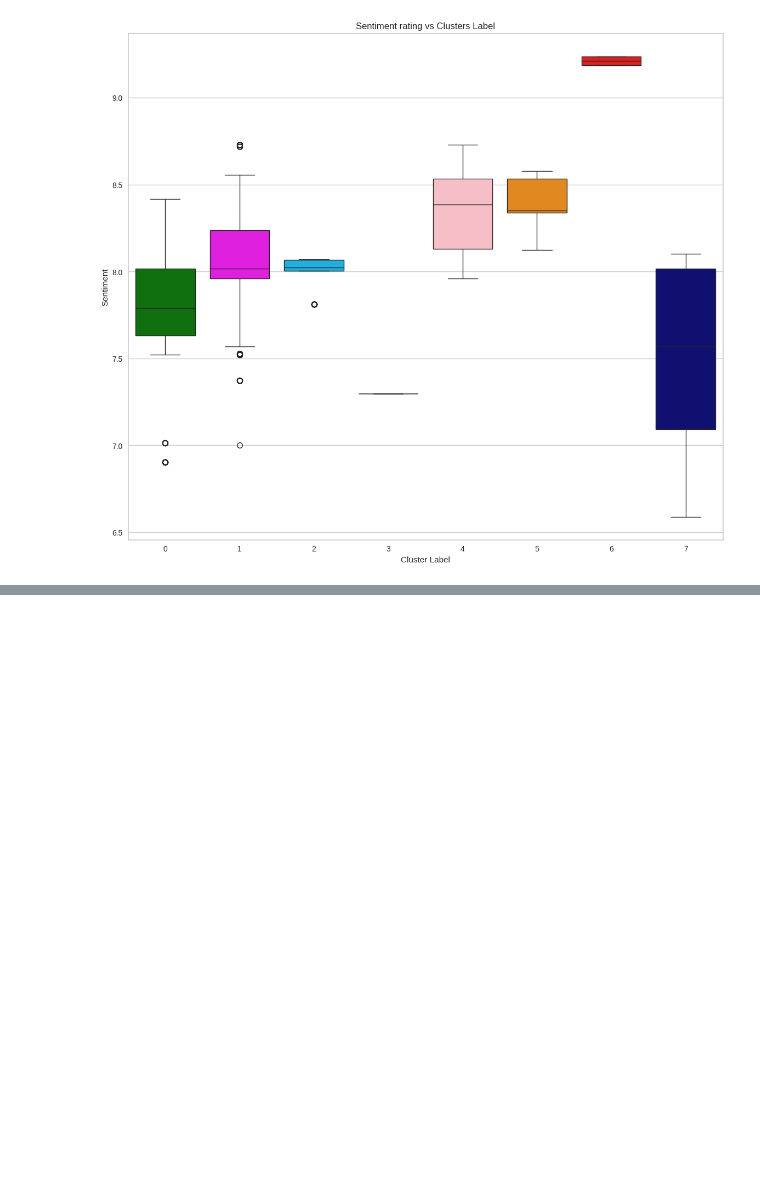
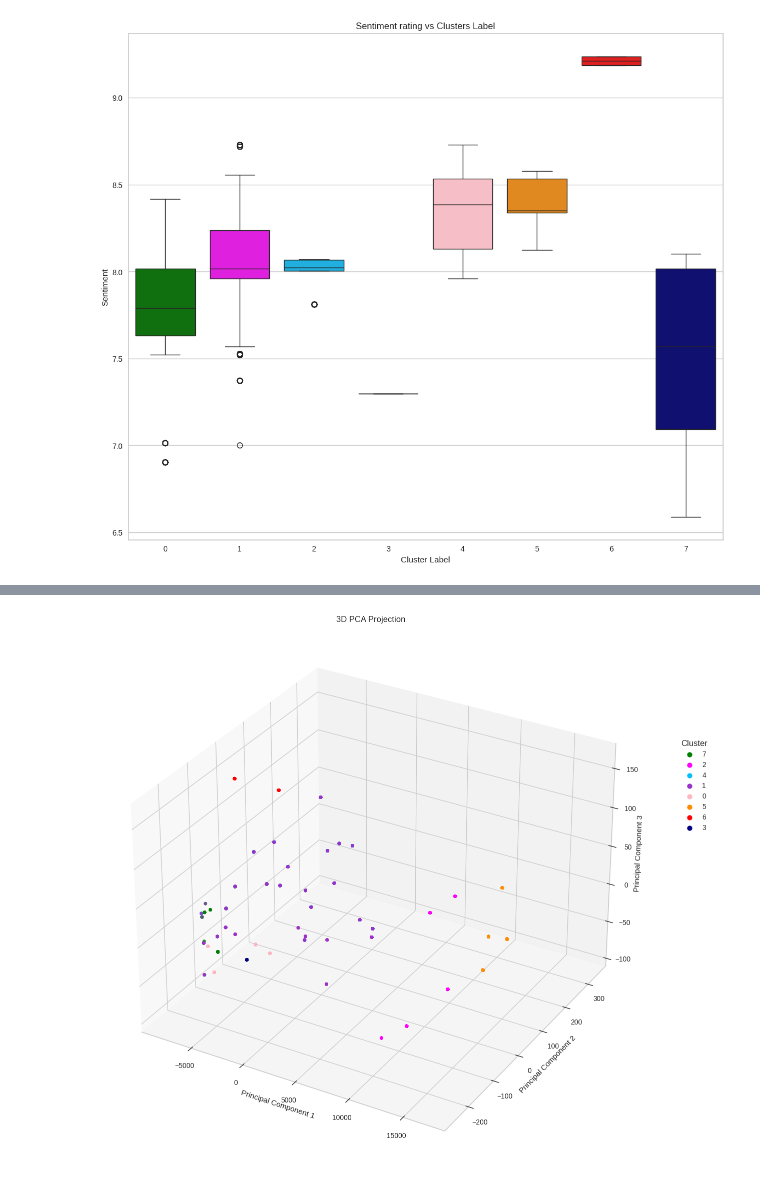
Before and after one commit to ABF-QC/Module3_Project2_solo, a Jupyter notebook: notebook/Clustering.ipynb, the cells around one changed output, grey strips where cells are left out. Drawn from its saved outputs; the diff is of its cells as text; code cells hidden in the pictures; blank space fills up the shorter version.

```diff
--- a/notebook/Clustering.ipynb
+++ b/notebook/Clustering.ipynb
@@ -909,0 +968,4 @@ plt.show()
+# %%
+pca = PCA(n_components=3)
+
+df[['PC1', 'PC2', 'PC3']] = pca.fit_transform(X)
@@ -909,0 +988,37 @@ plt.show()
+# %%
+# Create figure and adjust size
+fig = plt.figure(figsize=(16, 14))
+
+
+ax = fig.add_subplot(111, projection='3d')
+
+# Map colors based on hue
+hue = df['label'].unique()
+color_map = dict(zip(hue, palette[0:len(hue)]))
+df['Color'] = df['label'].map(color_map)
+
+# Create scatter plot
+ax.scatter(df['PC1'], df['PC2'], df['PC3'], c=df['Color'])
+
+# Add title
+plt.title('3D PCA Projection')
+
+# Add axis labels
+ax.set_xlabel('Principal Component 1')
+ax.set_ylabel('Principal Component 2')
+ax.set_zlabel('Principal Component 3')
+
+# Add cluster color in legend
+for hue, color in color_map.items():
+    ax.scatter([], [], [], color=color, label=hue, s=50)
+
+# Adjust legend position
+ax.legend(title="Cluster",loc='upper center', bbox_to_anchor=(1.1, 0.8), ncol=1)
+
+# Save plot
+plt.savefig('../graph/PCA_3d.png')
+
+# Show plot
+plt.show()
+# %% [output]
+[figure, added]
```
Also changed, not shown: parts of 8 cells of this notebook, 2 other files.
